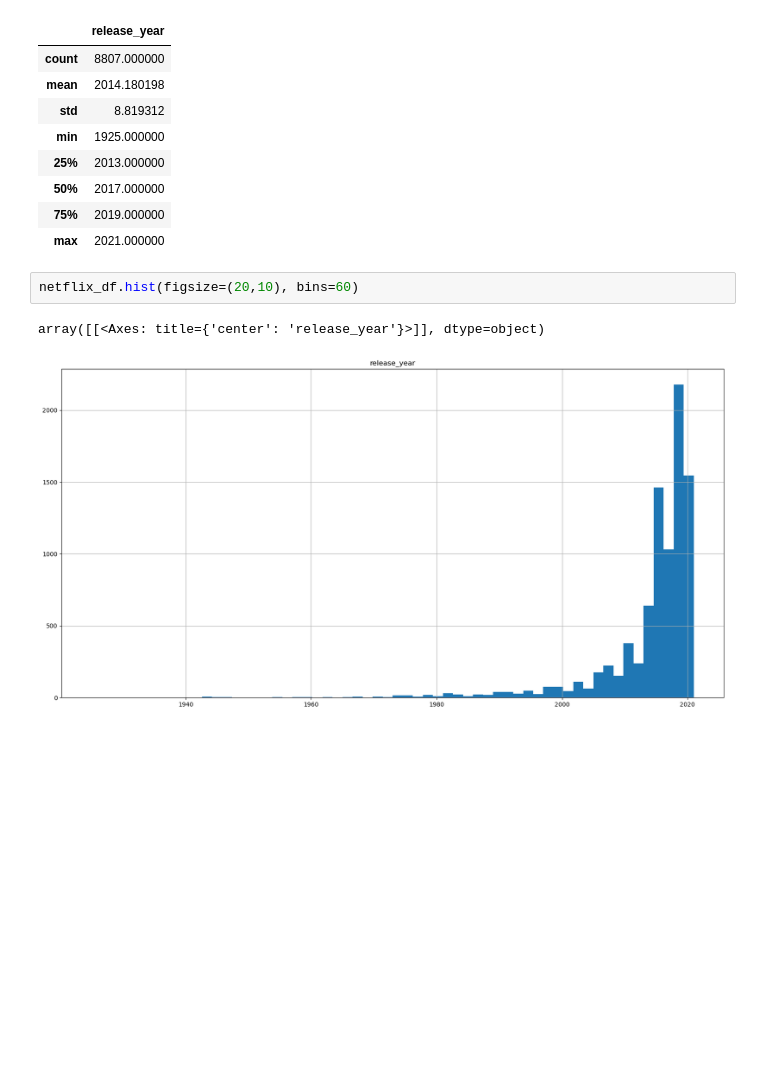
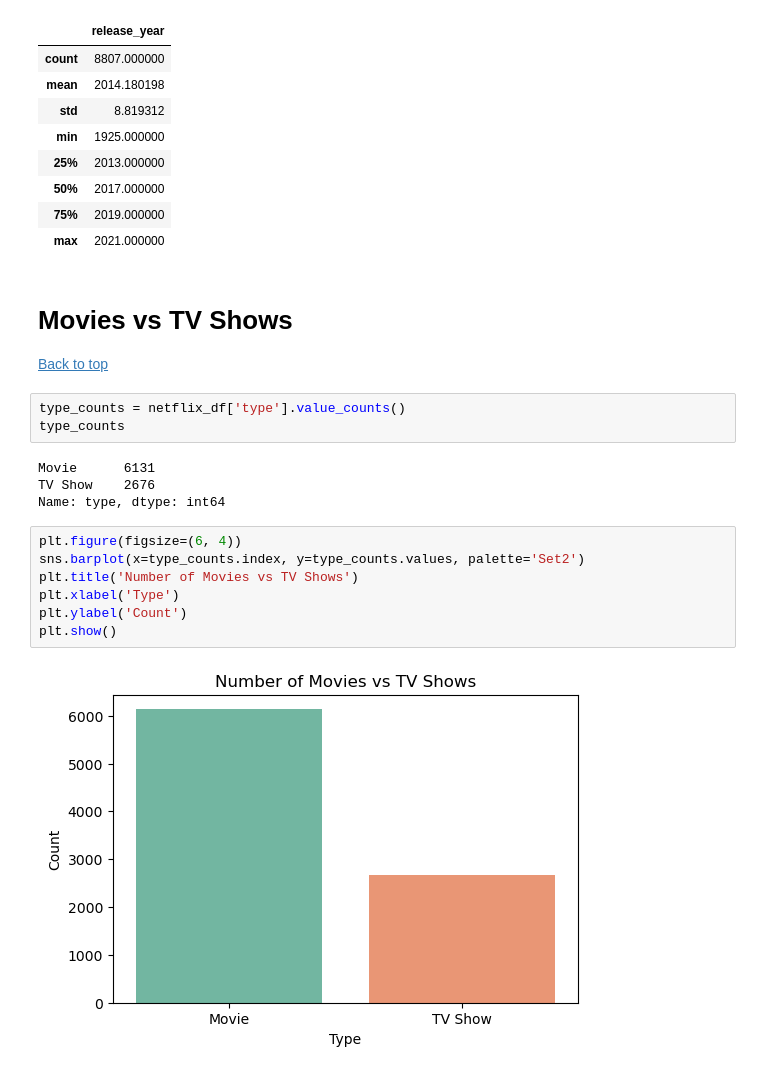
Before and after one commit to Omar-Elnazly/Netflix-Analysis, a Jupyter notebook: main notebook.ipynb, the cells around one changed output. Cells and saved outputs as stored; diff of their text form; blank space fills up the shorter version.

Commit message:
Update Movies vs TV Shows

```diff
--- a/main notebook.ipynb
+++ b/main notebook.ipynb
@@ -81,8 +77,23 @@ netflix_df.describe()
 | 50% | 2017.000000 |
 | 75% | 2019.000000 |
 | max | 2021.000000 |
-# %%
-netflix_df.hist(figsize=(20,10), bins=60)
-# %% [output]
-array([[<Axes: title={'center': 'release_year'}>]], dtype=object)
-[figure, removed]
+# %% [markdown]
+<a id='comparsion'></a>
+# Movies vs TV Shows
+[Back to top](#table_of_contents)
+# %%
+type_counts = netflix_df['type'].value_counts()
+type_counts
+# %% [output]
+Movie      6131
+TV Show    2676
+Name: type, dtype: int64
+# %%
+plt.figure(figsize=(6, 4))
+sns.barplot(x=type_counts.index, y=type_counts.values, palette='Set2')
+plt.title('Number of Movies vs TV Shows')
+plt.xlabel('Type')
+plt.ylabel('Count')
+plt.show()
+# %% [output]
+[figure, added]
```
Also changed, not shown: parts of 11 cells of this notebook.
